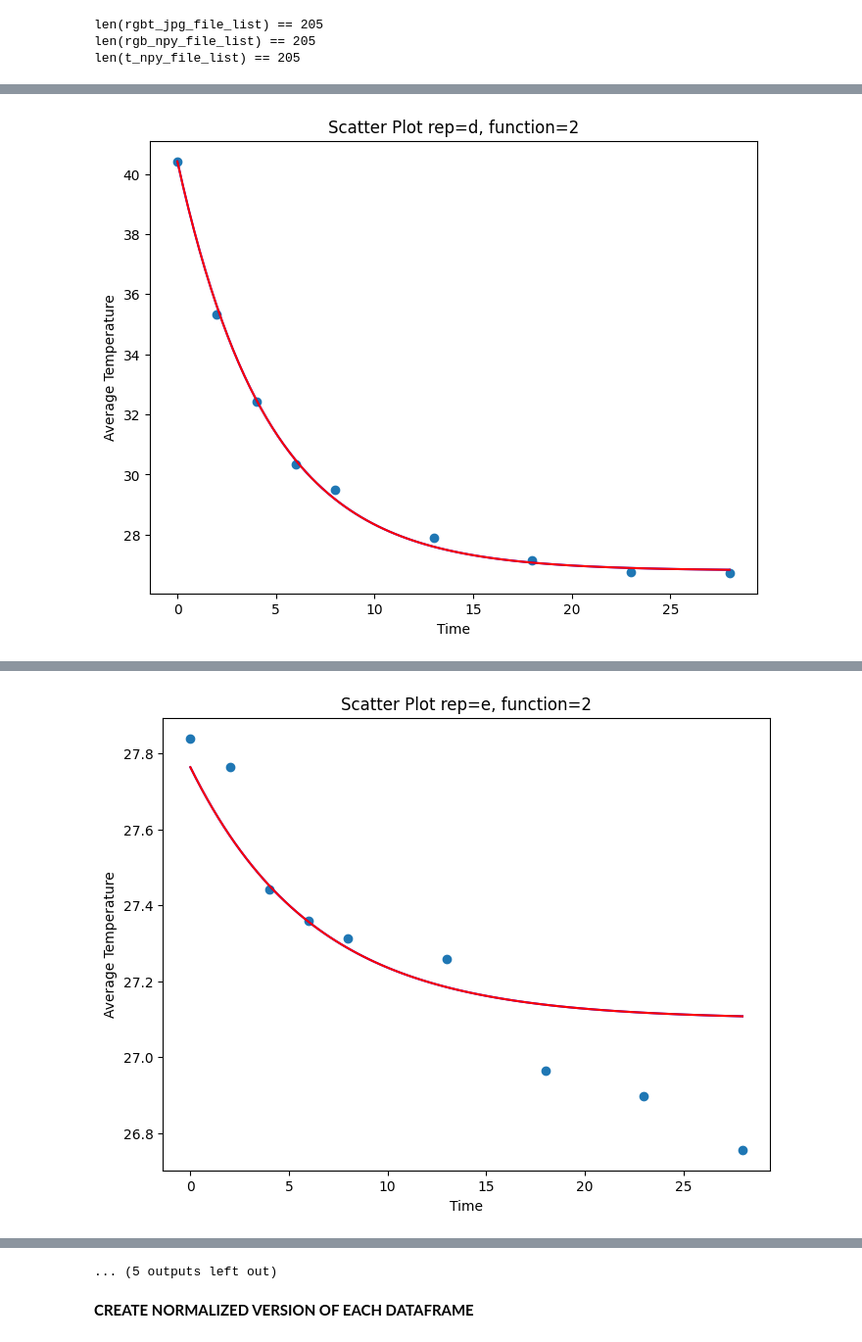
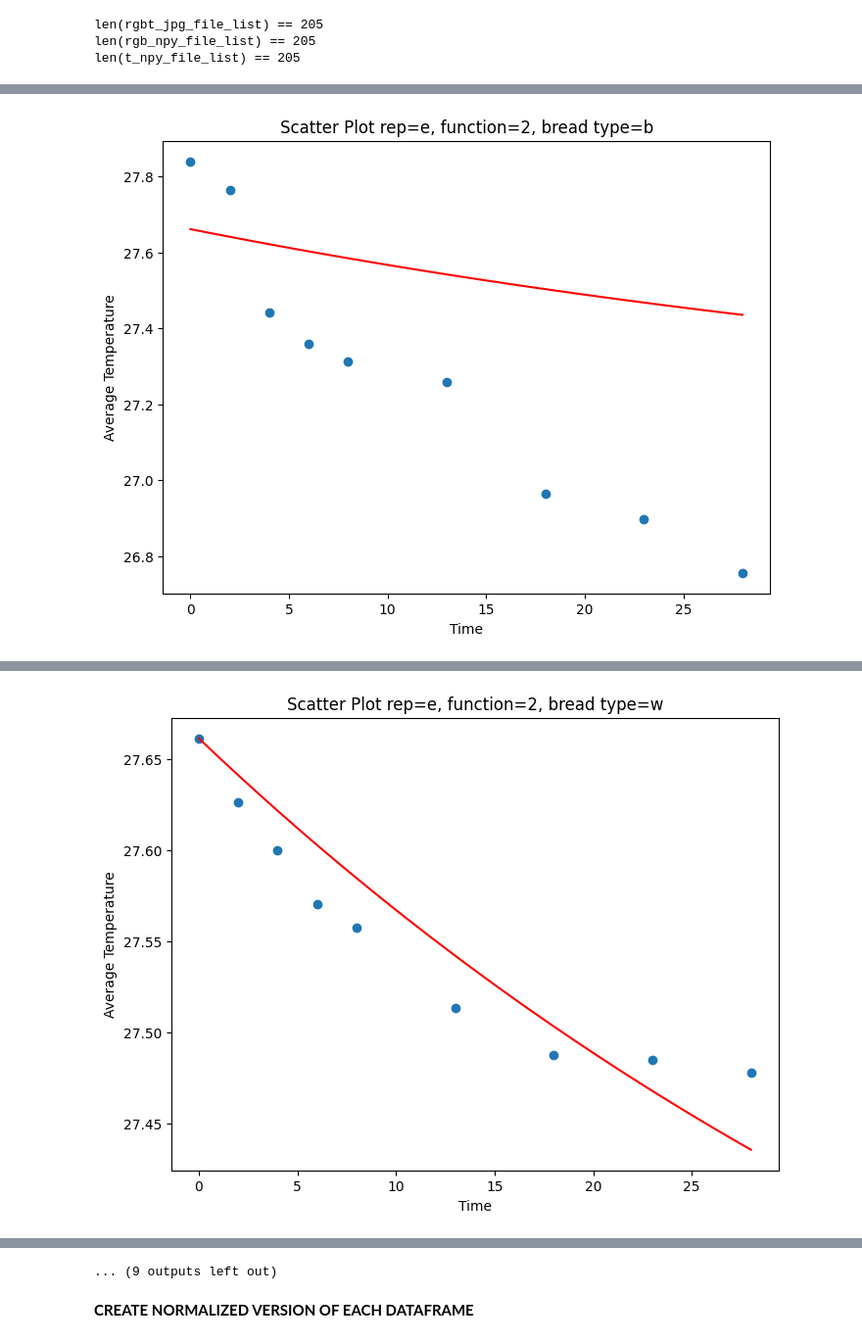
Before and after one commit to LambdaLambdaLambda/read_thermal.py, a Jupyter notebook: extract_rgb_and_thermal_data_from_raw_data_source.ipynb, the cells around one changed output, grey strips where cells are left out. Shown at 98% size. Saved outputs shown, nothing was run; the diff lists cells and outputs as text; code cells hidden in the pictures.

```diff
--- a/extract_rgb_and_thermal_data_from_raw_data_source.ipynb
+++ b/extract_rgb_and_thermal_data_from_raw_data_source.ipynb
@@ -995,13 +1016,9 @@ if not (os.path.exists(dest_csv) and os.path.isfile(dest_csv)):
 # %%
-source_csv = 'dataframe_brown_bread.csv'
+source_csv = 'dataframe_all_bread.csv'
 df = pd.read_csv(source_csv)
-selected_columns = ['toaster_energy', 'toaster_temperature', 'room_temperature', 'rep', 'function'] + [f'avg_t_{i}' for i in range(10)]
+selected_columns = ['toaster_energy', 'T_0', 'T_env', 'k', 'rep',
+                    'function', 'bread_type'] + [f'avg_t_{i}' for i in range(10)]
 df = df[selected_columns]
-plot_figures = True
-
-strange_graphs = [{'rep': 'd', 'function': '6'}]#plus all reps 'e'
-
-new_records = []
 
 def plot_scatter_per_row(row):
     """
@@ -1014,52 +1031,29 @@ def plot_scatter_per_row(row):
     avg_t_values_sorted = sorted(avg_t_values)[::-1]
     instants = [0, 2, 4, 6, 8, 10, 15, 20, 25, 30]
     adjusted_times = [instants[i] - 2 for i in range(1, 10)]
-    T_env = row['room_temperature']
-    T_0 = avg_t_values[0]
-    print(f"room_temperature = {row['room_temperature']}")
-
-    def mse_loss(y_true, y_pred):
-        """Calculates the Mean Squared Error between true and predicted values."""
-        return np.mean((y_true - y_pred)**2)
+    T_env = row['T_env']
+    T_0 = row['T_0']
+    K = row['k']
 
     def temperature_decay(t, k):
         """Calculates the temperature at time t using the decay equation."""
         return T_env + (T_0 - T_env) * np.exp(-k * t)
 
-    # Define a function to minimize (MSE loss)
-    def objective_function(k):
-        y_pred = temperature_decay(adjusted_times, k)
-        return mse_loss(avg_t_values_sorted, y_pred)
+    ####################################################################
+    if (row['rep'] == 'd' and row['function'] == '6') or (row['rep'] == 'e'):
+        json_rec = {
+            'rep': row['rep'],
+            'function': row['function'],
+            'bread_type': row['bread_type'],
+            'T_env': row['T_env'],
+            'T_0' : row['T_0'],
+            'k': row['k']
+        }
+        # Convert Python to JSON
+        json_object = json.dumps(json_rec, indent=4)
+        # Print JSON object
+        print(json_object)
 
-    ####################################################################
-    # Initial guess for k
-    initial_guess = 0.1
-    # Perform optimization
-    result = minimize(objective_function, initial_guess, method='L-BFGS-B')
-    # Get the optimal value of k
-    optimal_k_1 = result.x[0]
-    #print(
-    #    f"Optimal value of k found with scipy.optimize.minimize: {optimal_k_1}")
-    ####################################################################
-    # Fit the model to the data
-    popt, _ = curve_fit(temperature_decay, adjusted_times,
-                           avg_t_values_sorted, p0=[0.1])  # Initial guess for k
-    # Extract the optimal k
-    optimal_k_2 = popt[0]
-    print(
-        f"Optimal value k = {optimal_k_2} found with scipy.optimize.curve_fit for rep={row['rep']}, function={row['function']}")
-
-    new_record = {
-        'toaster_energy':
-        'toaster_temperature'
-        'room_temperature',
-        'rep'
-        'function'
-        f'avg_t_{i}' for i in range(10)]
-    }
-
-    ####################################################################
-    if plot_figures and row['rep'] in ['d', 'e']:
         plt.figure(figsize=(8, 6))  # Adjust figure size if needed
         # plt.scatter(avg_t_values, stdev_t_values)
         plt.scatter(adjusted_times, avg_t_values_sorted)
@@ -1068,12 +1062,12 @@ def plot_scatter_per_row(row):
         x_plot = np.linspace(0, np.max(adjusted_times), 100)
         # Calculate corresponding y values
         # Create the plot
-        plt.plot(x_plot, temperature_decay(x_plot, optimal_k_1), color='blue')
-        plt.plot(x_plot, temperature_decay(x_plot, optimal_k_2), color='red')
+        plt.plot(x_plot, temperature_decay(x_plot, K), color='red')
         plt.xlabel('Time')
         plt.ylabel('Average Temperature')
         # row.name gives the row index
-        plt.title(f"Scatter Plot rep={row['rep']}, function={row['function']}")
+        plt.title(
+            f"Scatter Plot rep={row['rep']}, function={row['function']}, bread type={row['bread_type']}")
 
         plt.show()
 
@@ -1092 +1086 @@ Optimal value k = 0.218218532748313 found with scipy.optimize.curve_fit for rep=
-[figure, old version]
+[figure, new version]
@@ -1095 +1095 @@ Optimal value k = 0.15847885036263298 found with scipy.optimize.curve_fit for re
-[figure, old version]
+[figure, new version]
@@ -1120,4 +1132,4 @@ Optimal value k = -0.004392818367705173 found with scipy.optimize.curve_fit for
-... (5 outputs left out)
+... (9 outputs left out)
 # %% [markdown]
 **CREATE NORMALIZED VERSION OF EACH DATAFRAME**
 # %%
```
Also changed, not shown: parts of 4 cells of this notebook, 6 other files.
